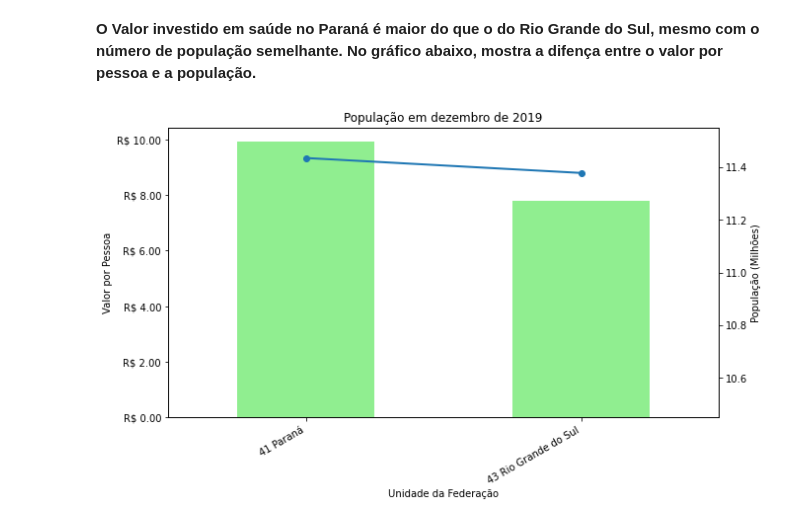
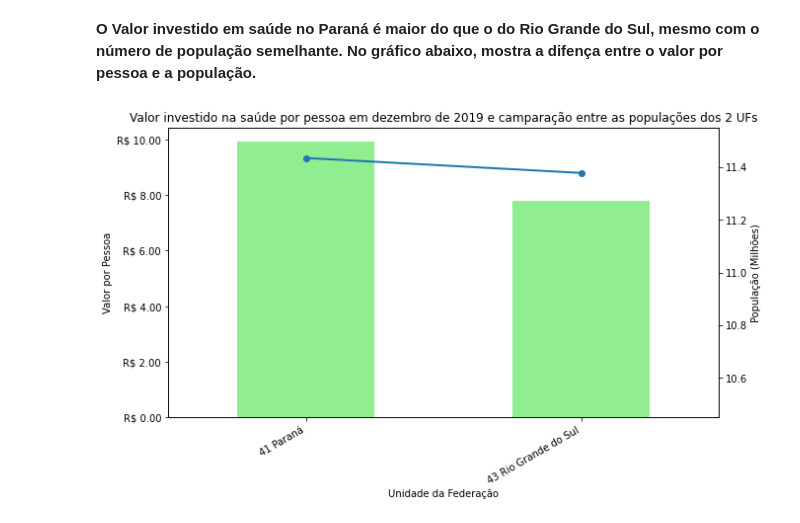
Before and after one commit to peixotosandro/Bootcamp-Data-Science, a Jupyter notebook: Módulo1_Aula5.ipynb, the cells around one changed output. Drawn from its saved outputs; the diff is of its cells as text; code cells hidden in the pictures.

```diff
--- a/Módulo1_Aula5.ipynb
+++ b/Módulo1_Aula5.ipynb
@@ -735,14 +737,14 @@ plt.show()
 # %%
 ax = ordenado_por_invest_pessoa_dez_2019['Invest/Pessoa'].loc[['41 Paraná','43 Rio Grande do Sul']].T.plot(kind='bar',color="lightgreen",figsize=(10,6))
 plt.gca().yaxis.set_major_formatter(ticker.StrMethodFormatter("R$ {x:,.2f}"))
 ax.set_ylabel("Valor por Pessoa")
 ax2 = ax.twinx()
 ax2.plot(ax.get_xticks(),ordenado_por_invest_pessoa_dez_2019['População_estimada'].loc[['41 Paraná','43 Rio Grande do Sul']].T.values /1000000, linestyle='-', marker='o', linewidth=2.0)
 ax2.set_ylim(11,11)
 ax2.set_ylabel("População (Milhões)")
 plt.gca().yaxis.set_major_formatter(ticker.StrMethodFormatter("{x:,.1f}"))
 plt.gcf().autofmt_xdate()
-plt.title("População em dezembro de 2019")
+plt.title("Valor investido na saúde por pessoa em dezembro de 2019 e camparação entre as populações dos 2 UFs")
 plt.show()
 # %% [output]
-[figure, old version]
+[figure, new version]
```
Also changed, not shown: parts of 1 cell of this notebook.
